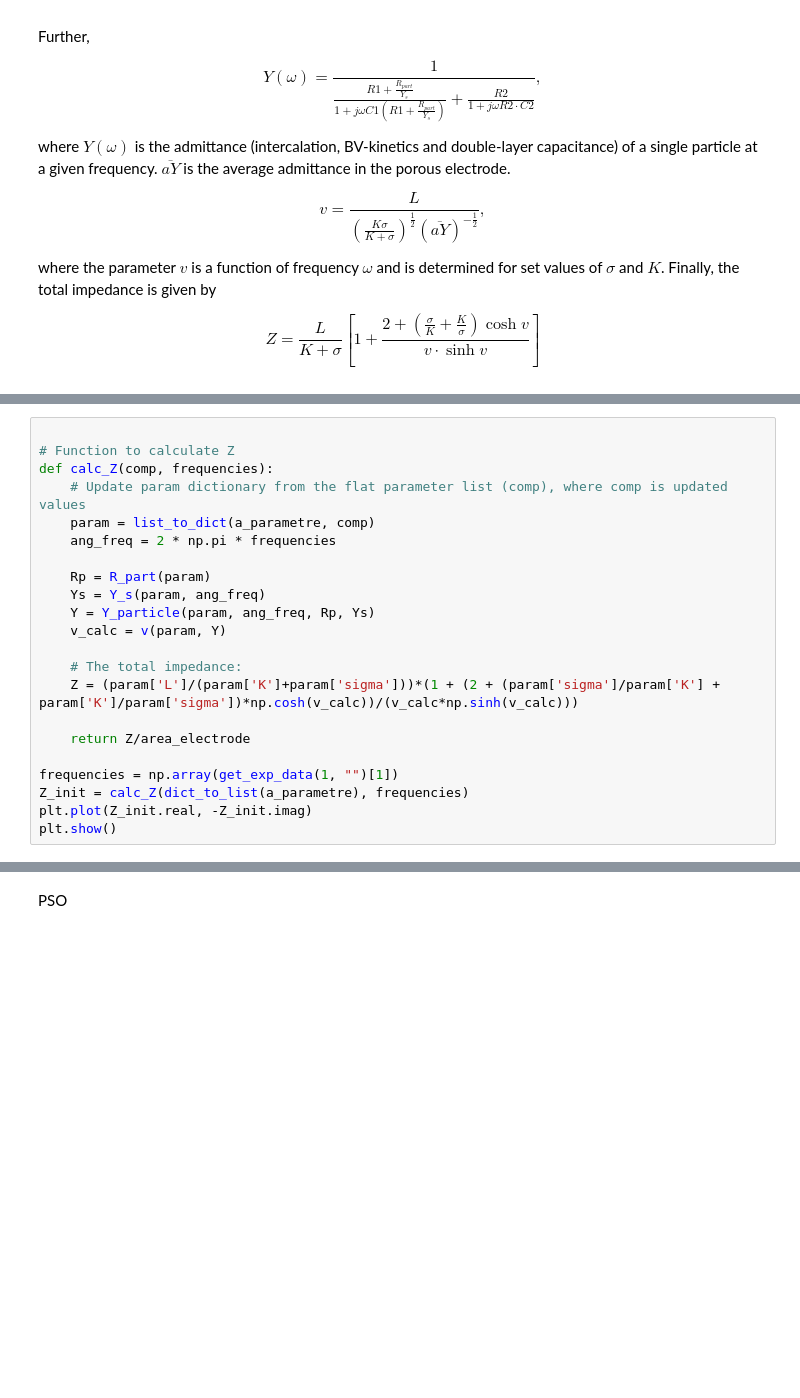
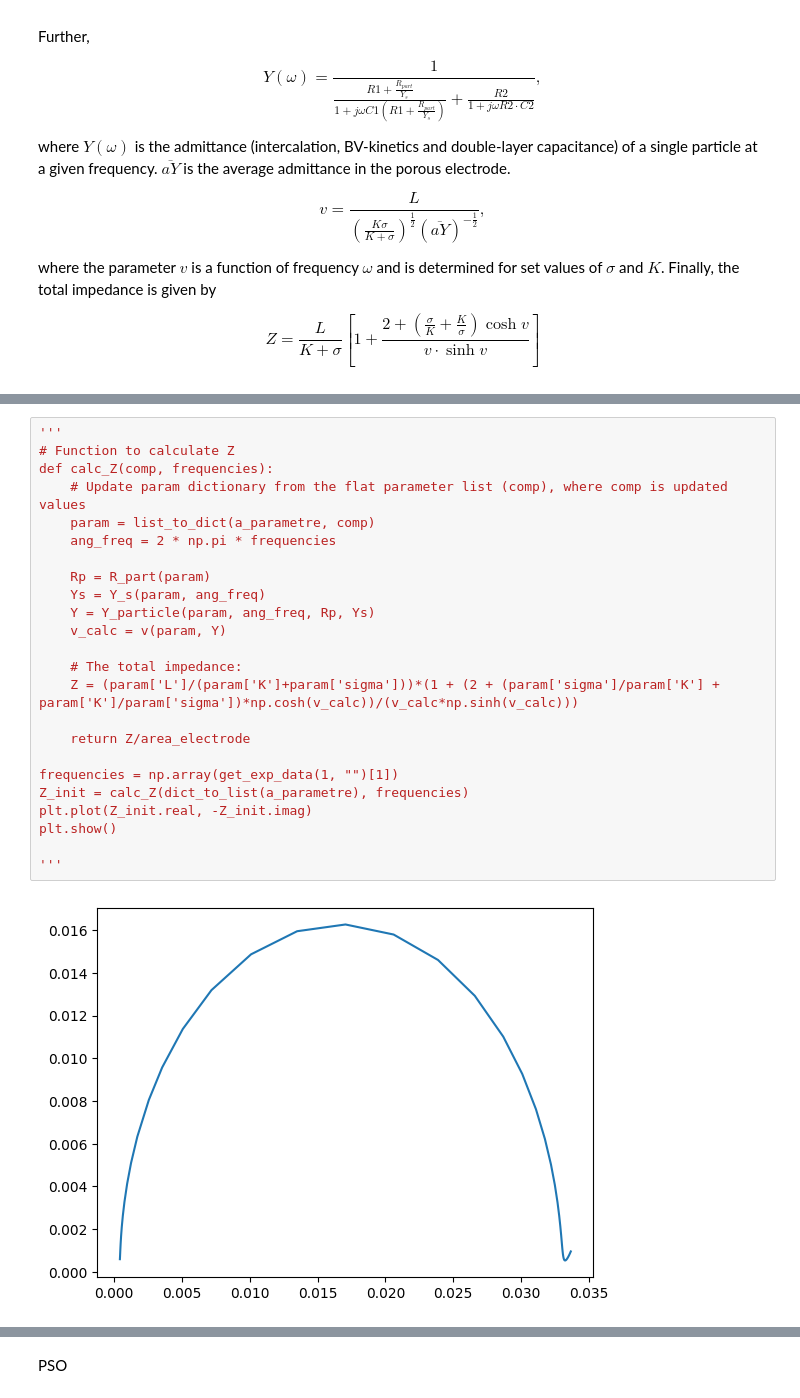
Before and after one commit to samaard2001/EIS-code, a Jupyter notebook: Code/EIS_ECM.ipynb, the cells around one changed output, grey strips where cells are left out. Cells and saved outputs as stored; diff of their text form; blank space fills up the shorter version.

```diff
--- a/Code/EIS_ECM.ipynb
+++ b/Code/EIS_ECM.ipynb
@@ -377,23 +423,27 @@ def v(param, Y):
 # %%
-
+'''
 # Function to calculate Z
 def calc_Z(comp, frequencies):
     # Update param dictionary from the flat parameter list (comp), where comp is updated values
     param = list_to_dict(a_parametre, comp)
     ang_freq = 2 * np.pi * frequencies
 
     Rp = R_part(param)
     Ys = Y_s(param, ang_freq)
     Y = Y_particle(param, ang_freq, Rp, Ys)
     v_calc = v(param, Y)
 
     # The total impedance:
     Z = (param['L']/(param['K']+param['sigma']))*(1 + (2 + (param['sigma']/param['K'] + param['K']/param['sigma'])*np.cosh(v_calc))/(v_calc*np.sinh(v_calc)))
 
     return Z/area_electrode
 
 frequencies = np.array(get_exp_data(1, "")[1])
 Z_init = calc_Z(dict_to_list(a_parametre), frequencies)
 plt.plot(Z_init.real, -Z_init.imag)
 plt.show()
+
+'''
+# %% [output]
+[figure, added]
 # %%
```
Also changed, not shown: parts of 26 cells of this notebook, 12 other files.
